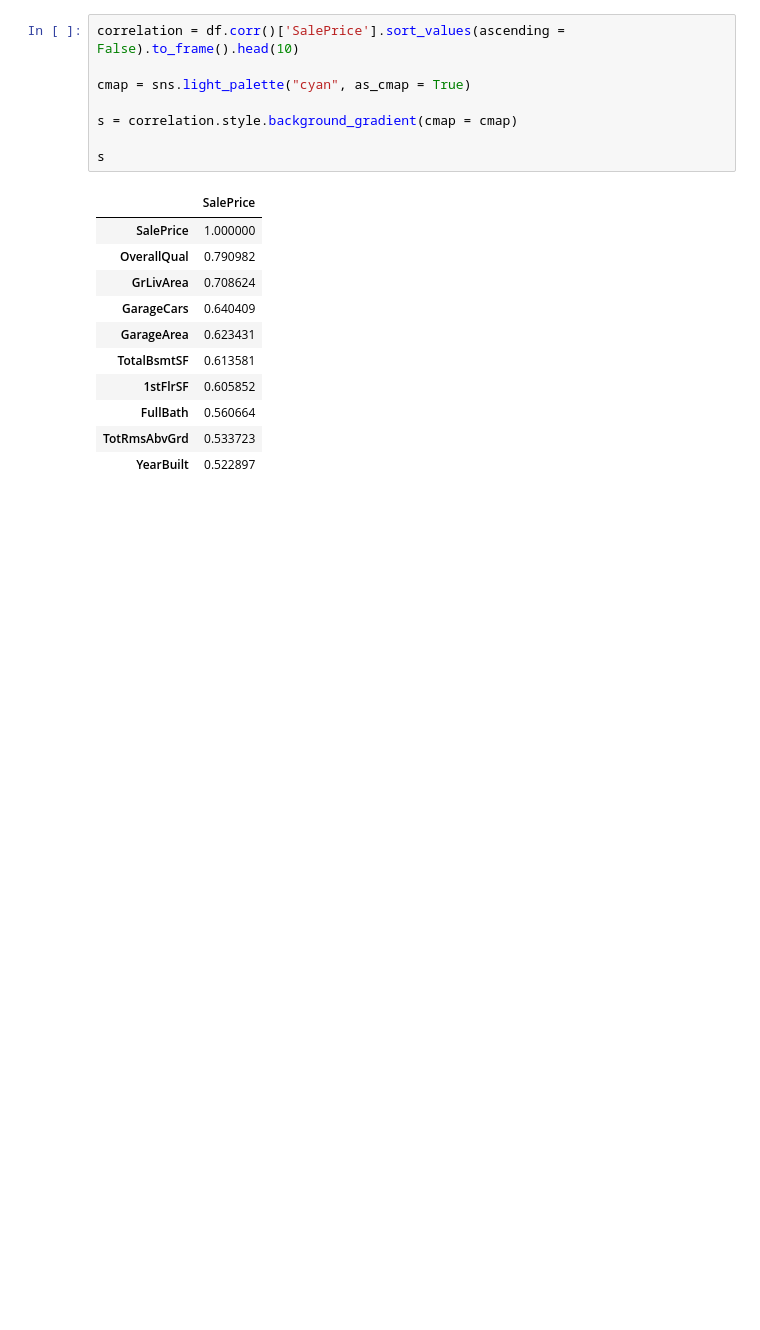
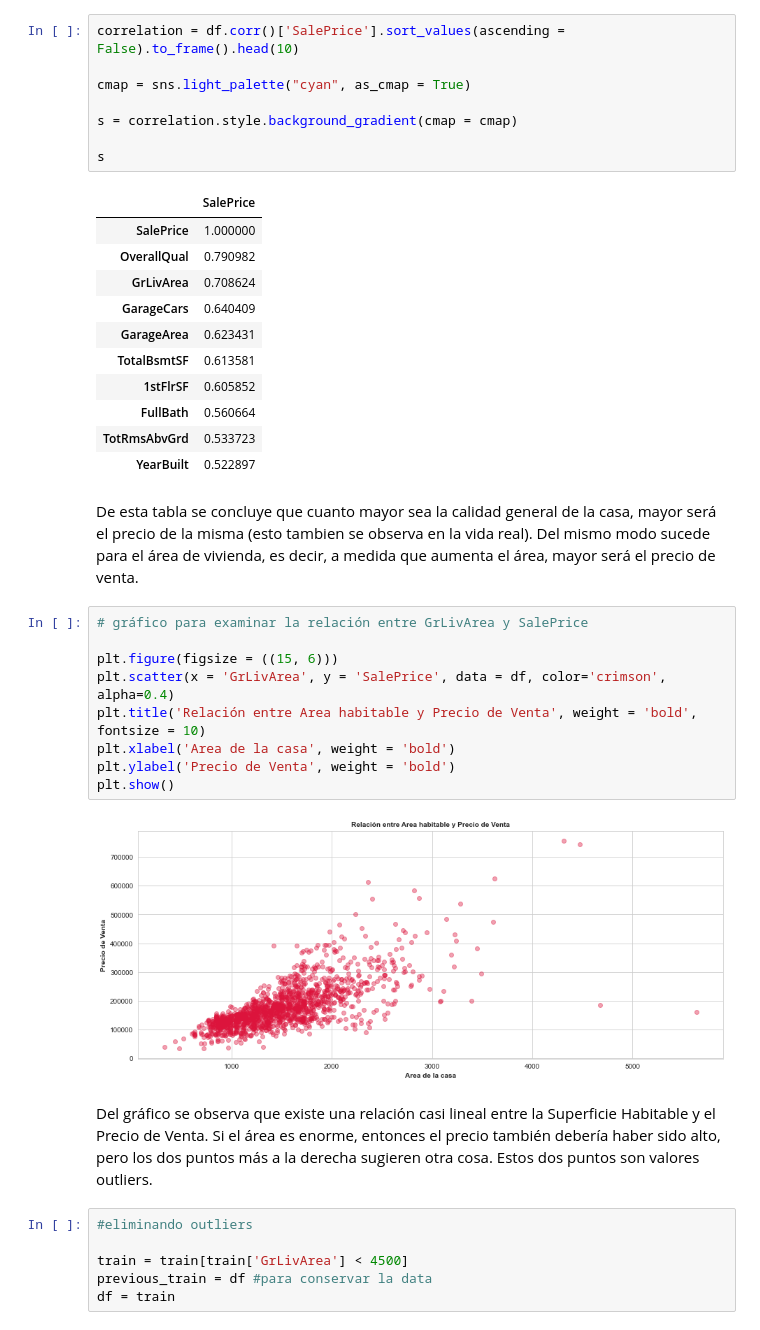
Before and after one commit to lugeminai/Hackathon, a Jupyter notebook: eda.ipynb, the cells around one changed output. Saved outputs shown, nothing was run; the diff lists cells and outputs as text; blank space fills up the shorter version.

Commit message:
training

```diff
--- a/eda.ipynb
+++ b/eda.ipynb
@@ -249,3 +249,24 @@ s
 | FullBath | 0.560664 |
 | TotRmsAbvGrd | 0.533723 |
 | YearBuilt | 0.522897 |
+# %% [markdown]
+De esta tabla se concluye que cuanto mayor sea la calidad general de la casa, mayor será el precio de la misma (esto tambien se observa en la vida real). Del mismo modo sucede para el área de vivienda, es decir, a medida que aumenta el área, mayor será el precio de venta.
+# %%
+# gráfico para examinar la relación entre GrLivArea y SalePrice
+
+plt.figure(figsize = ((15, 6)))
+plt.scatter(x = 'GrLivArea', y = 'SalePrice', data = df, color='crimson', alpha=0.4)
+plt.title('Relación entre Area habitable y Precio de Venta', weight = 'bold', fontsize = 10)
+plt.xlabel('Area de la casa', weight = 'bold')
+plt.ylabel('Precio de Venta', weight = 'bold')
+plt.show()
+# %% [output]
+[figure, added]
+# %% [markdown]
+Del gráfico se observa que existe una relación casi lineal entre la Superficie Habitable y el Precio de Venta. Si el área es enorme, entonces el precio también debería haber sido alto, pero los dos puntos más a la derecha sugieren otra cosa. Estos dos puntos son valores outliers.
+# %%
+#eliminando outliers
+
+train = train[train['GrLivArea'] < 4500]
+previous_train = df #para conservar la data
+df = train
```
Also changed, not shown: parts of 61 cells of this notebook.
